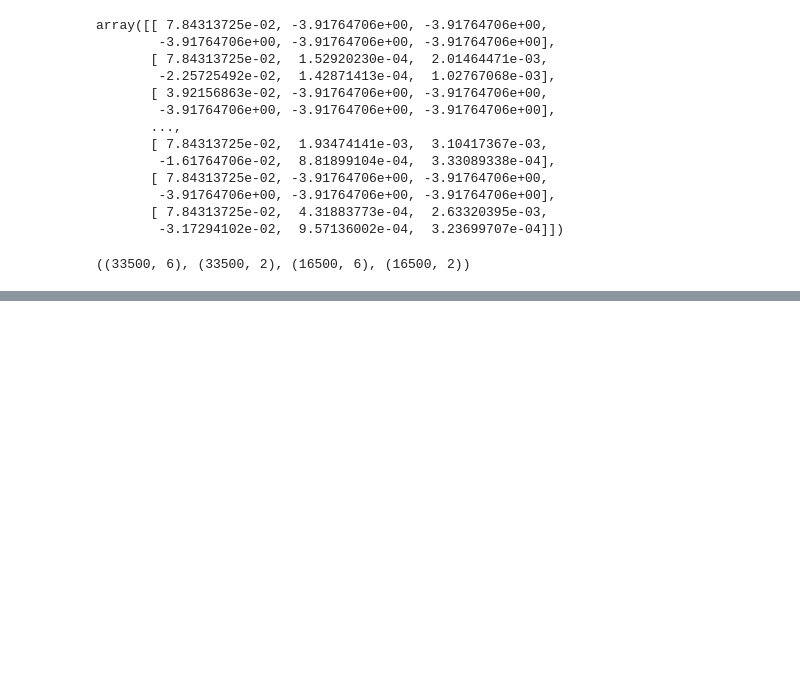
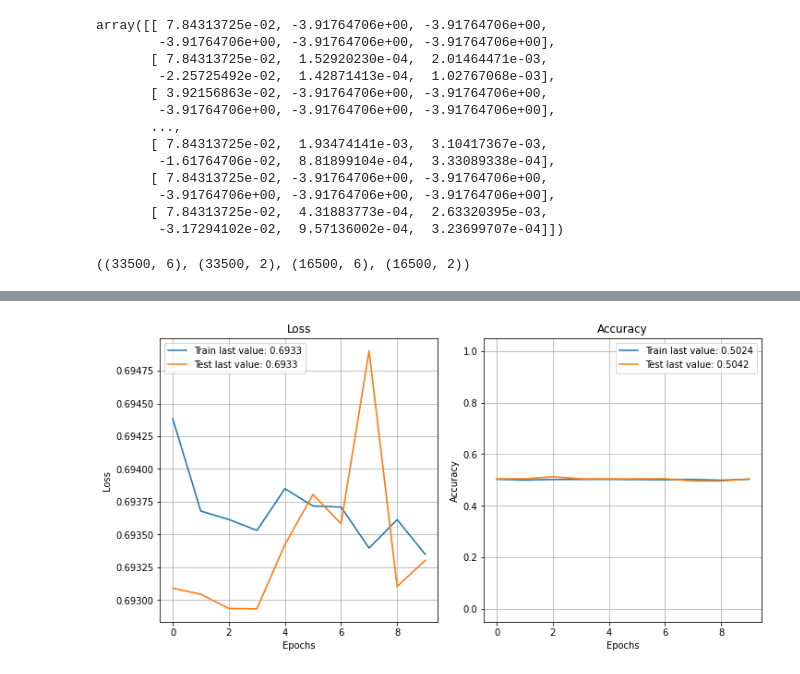
Before and after one commit to AFA21SCM21BO/Project-Mood-Prediction, a Jupyter notebook: Code/RNN/rnn.ipynb, the cells around one changed output, grey strips where cells are left out. Cells and saved outputs as stored; diff of their text form; code cells hidden in the pictures; blank space fills up the shorter version.

Commit message:
plotted loss and accuracy graph

```diff
--- a/Code/RNN/rnn.ipynb
+++ b/Code/RNN/rnn.ipynb
@@ -71,3 +71,10 @@ model.add(layers.SimpleRNN(units=10, activation='sigmoid',input_shape = (6,1)))
 model.add(layers.Dense(28, activation="sigmoid"))
 model.add(layers.Dense(8, activation="sigmoid"))
 model.add(layers.Dense(2,activation='sigmoid'))
+# %%
+loss = keras.losses.CategoricalCrossentropy(from_logits='true')
+optim = keras.optimizers.Adamax(lr=0.01)
+metrics = ["accuracy"]
+# %%
+model.compile(loss=loss,optimizer=optim , metrics='accuracy')
+model.summary()
@@ -73,0 +103,2 @@ model.add(layers.Dense(2,activation='sigmoid'))
+# %%
+history=model.fit(X_train,y_train,batch_size=128,epochs=10,validation_data=(X_test,y_test),verbose=2)
@@ -73,0 +146,8 @@ model.add(layers.Dense(2,activation='sigmoid'))
+# %%
+from plot_keras_history import show_history, plot_history
+import matplotlib.pyplot as plt
+show_history(history)
+plot_history(history, path="standard.png")
+plt.close()
+# %% [output]
+[figure, added]
```
Also changed, not shown: parts of 4 cells of this notebook.
